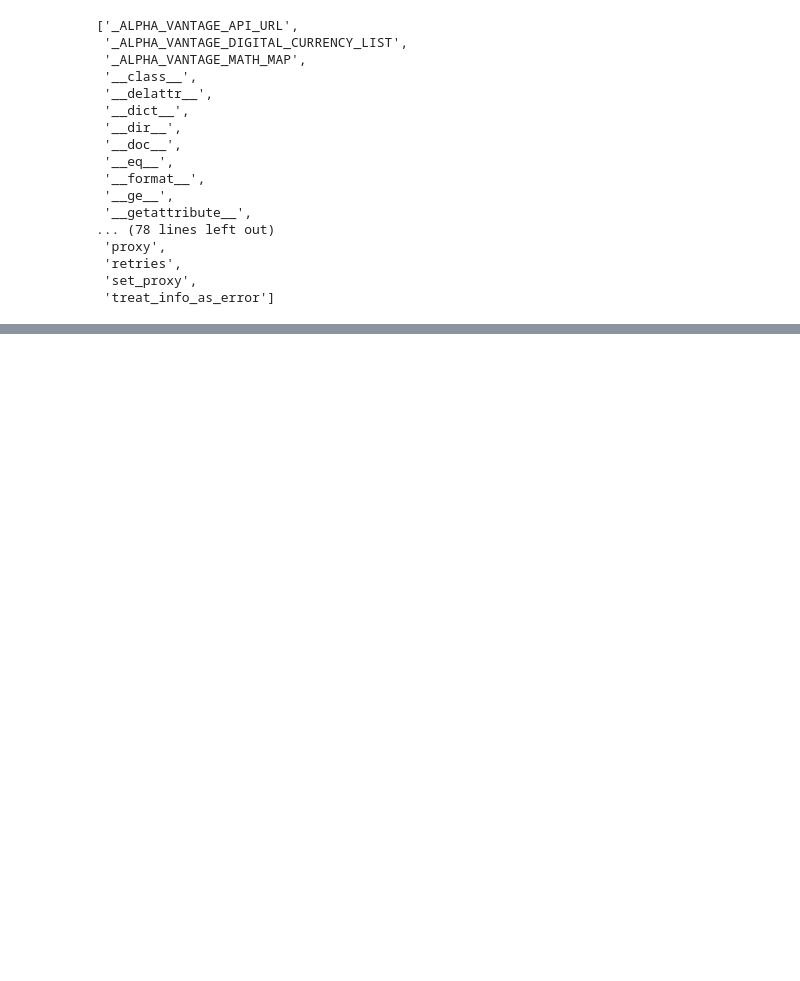
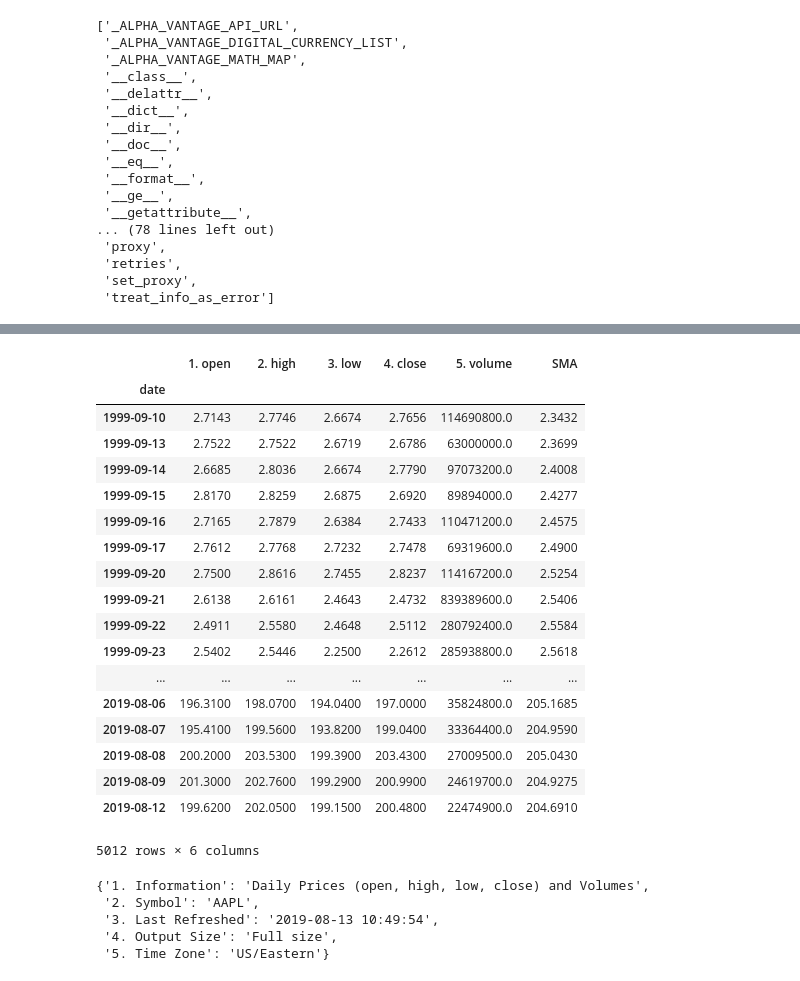
Before and after one commit to investment-risk-analysis/API_development, a Jupyter notebook: alpha_vantage.ipynb, the cells around one changed output, grey strips where cells are left out. Saved outputs shown, nothing was run; the diff lists cells and outputs as text; code cells hidden in the pictures; blank space fills up the shorter version.

```diff
--- a/alpha_vantage.ipynb
+++ b/alpha_vantage.ipynb
@@ -145,0 +134,9 @@ The API documentation is remarkably easy to use. Therefore it will make up the f
+# %%
+symbols = ['OBV', 'midprice', 'mfi', 'mom']
+
+new_symbols = ["get_"+symbol.lower() for symbol in symbols]
+# %%
+for symbol in new_symbols:
+    data, metadata = getattr(ti, symbol)(symbol='AAPL')
+    print(data.shape)
+    print(metadata)
@@ -145,0 +152,30 @@ The API documentation is remarkably easy to use. Therefore it will make up the f
+# %%
+data.merge(sma, how='inner', on='date')
+# %% [output]
+|  | 1. open | 2. high | 3. low | 4. close | 5. volume | SMA |
+| date |  |  |  |  |  |  |
+| 1999-09-10 | 2.7143 | 2.7746 | 2.6674 | 2.7656 | 114690800.0 | 2.3432 |
+| 1999-09-13 | 2.7522 | 2.7522 | 2.6719 | 2.6786 | 63000000.0 | 2.3699 |
+| 1999-09-14 | 2.6685 | 2.8036 | 2.6674 | 2.7790 | 97073200.0 | 2.4008 |
+| 1999-09-15 | 2.8170 | 2.8259 | 2.6875 | 2.6920 | 89894000.0 | 2.4277 |
+| 1999-09-16 | 2.7165 | 2.7879 | 2.6384 | 2.7433 | 110471200.0 | 2.4575 |
+| 1999-09-17 | 2.7612 | 2.7768 | 2.7232 | 2.7478 | 69319600.0 | 2.4900 |
+| 1999-09-20 | 2.7500 | 2.8616 | 2.7455 | 2.8237 | 114167200.0 | 2.5254 |
+| 1999-09-21 | 2.6138 | 2.6161 | 2.4643 | 2.4732 | 839389600.0 | 2.5406 |
+| 1999-09-22 | 2.4911 | 2.5580 | 2.4648 | 2.5112 | 280792400.0 | 2.5584 |
+| 1999-09-23 | 2.5402 | 2.5446 | 2.2500 | 2.2612 | 285938800.0 | 2.5618 |
+| ... | ... | ... | ... | ... | ... | ... |
+| 2019-08-06 | 196.3100 | 198.0700 | 194.0400 | 197.0000 | 35824800.0 | 205.1685 |
+| 2019-08-07 | 195.4100 | 199.5600 | 193.8200 | 199.0400 | 33364400.0 | 204.9590 |
+| 2019-08-08 | 200.2000 | 203.5300 | 199.3900 | 203.4300 | 27009500.0 | 205.0430 |
+| 2019-08-09 | 201.3000 | 202.7600 | 199.2900 | 200.9900 | 24619700.0 | 204.9275 |
+| 2019-08-12 | 199.6200 | 202.0500 | 199.1500 | 200.4800 | 22474900.0 | 204.6910 |
+5012 rows × 6 columns
+# %%
+meta_data
+# %% [output]
+{'1. Information': 'Daily Prices (open, high, low, close) and Volumes',
+ '2. Symbol': 'AAPL',
+ '3. Last Refreshed': '2019-08-13 10:49:54',
+ '4. Output Size': 'Full size',
+ '5. Time Zone': 'US/Eastern'}
```
Also changed, not shown: parts of 13 cells of this notebook.
